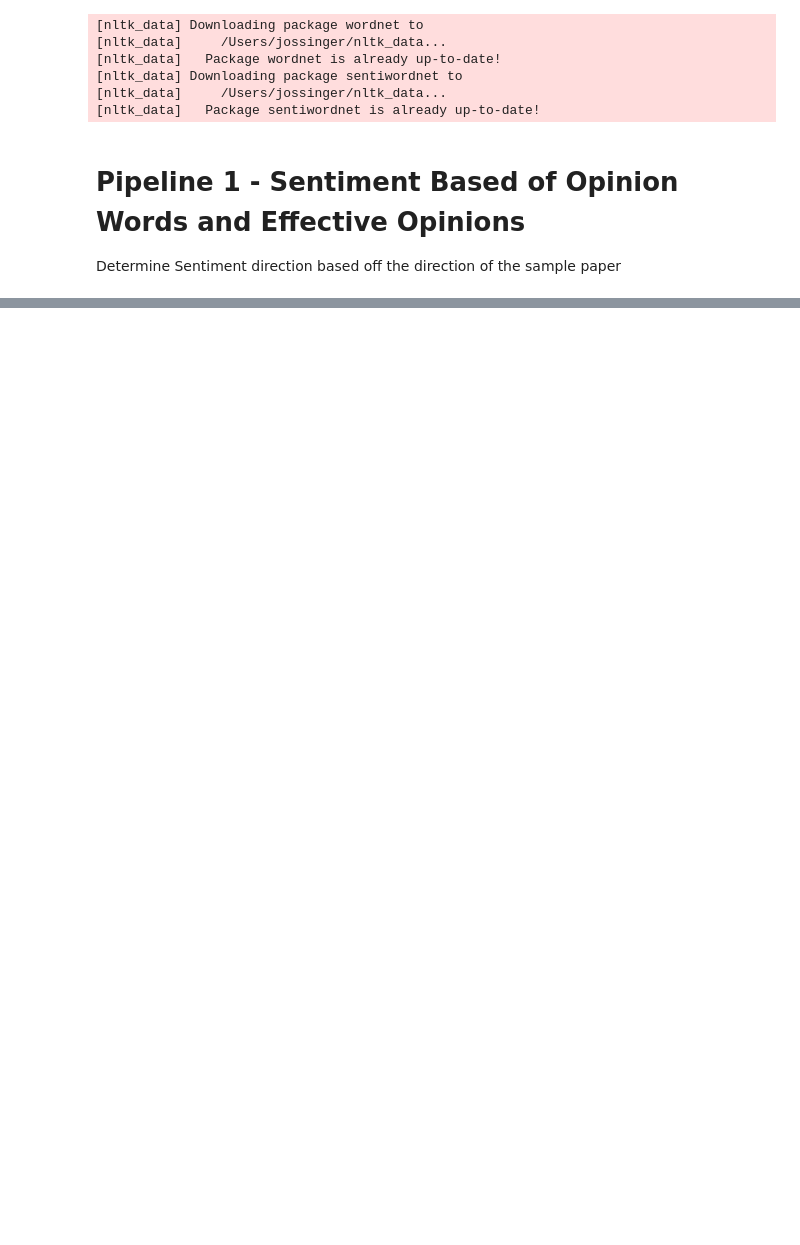
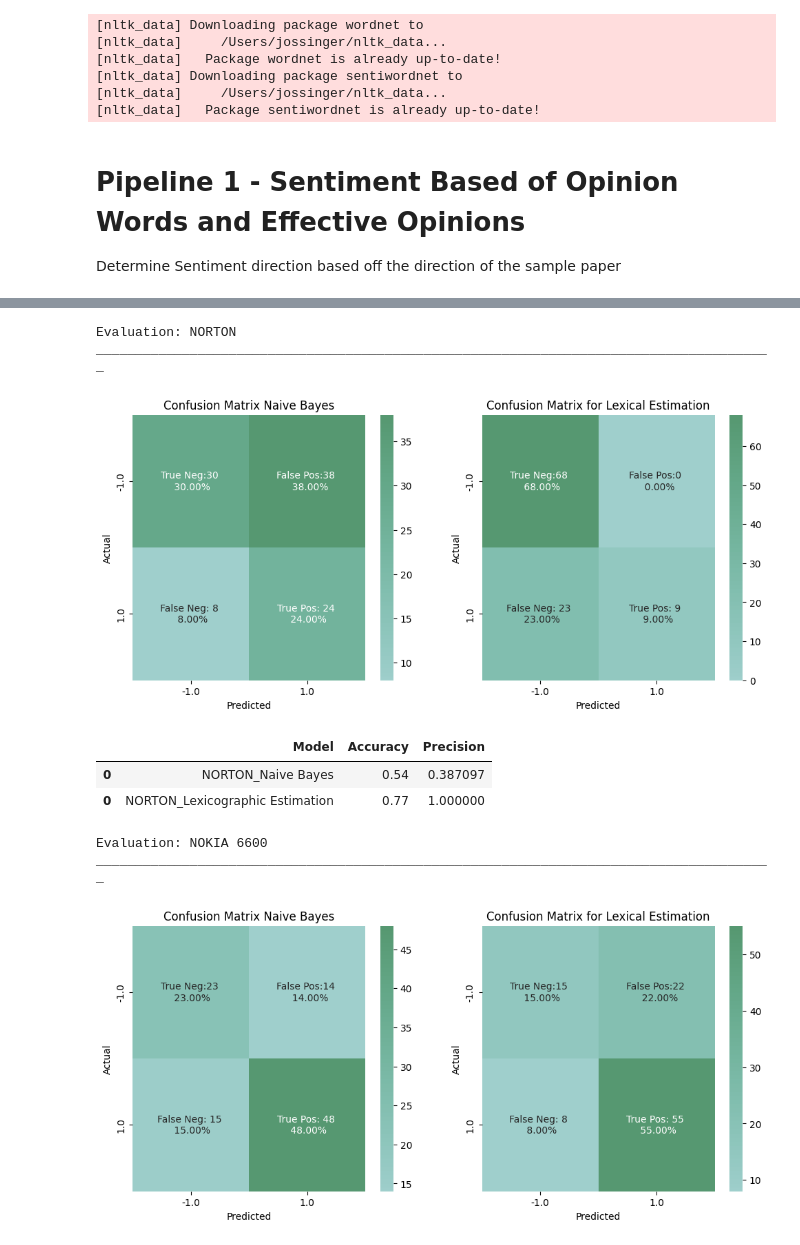
Before and after one commit to metajos/opinion-miner, a Jupyter notebook: INLP.ipynb, the cells around one changed output, grey strips where cells are left out. Drawn from its saved outputs; the diff is of its cells as text; code cells hidden in the pictures; blank space fills up the shorter version.

```diff
--- a/INLP.ipynb
+++ b/INLP.ipynb
@@ -515,0 +491,18 @@ See the caveats in the documentation: https://pandas.pydata.org/pandas-docs/stab
+# %%
+def transform_to_output_dataframe(df, product_names):
+    columns = ["Product_ID", "Sentence", "Classes", "Sentiment_Class", "Frequent_Features", "Infrequent_Features"]
+    df = df.loc[:, columns]
+    df["Product_ID"] = df["Product_ID"].map(lambda x: p_names_dict.get(int(x), -1))
+    return df
+# evaluate the pipelines
+path = os.getcwd()
+db = pd.read_csv("db.csv")
+product_names = sorted(set(db["Product_name"]))
+lex = pd.read_csv(f"{path}/pipeline1.csv")
+nb = pd.read_csv(f"{path}/pipeline2.csv")
+npnames = db.loc[:,["Product_name","Product_ID"]].to_numpy()
+# create a dictionary mapping the product name to product id
+p_names_dict = {pair[1]: pair[0] for pair in npnames}
+# create the relevant dataframe with select columns
+nb_df = transform_to_output_dataframe(nb, product_names)
+lex_df = transform_to_output_dataframe(lex, product_names)
@@ -515,0 +525,62 @@ See the caveats in the documentation: https://pandas.pydata.org/pandas-docs/stab
+# %%
+import random
+def perform_evaluation(nb_df, lex_df):
+    accuracy_df = pd.DataFrame()
+    random.seed(1)
+    for name in p_names_dict.values():
+        current_nb_df = nb_df.where(nb_df["Product_ID"]==name).dropna().loc[:,["Product_ID","Classes", "Sentiment_Class"]]
+        current_lex_df = lex_df.where(lex_df["Product_ID"]==name).dropna().loc[:,["Product_ID","Classes", "Sentiment_Class"]]
+
+        length_nb = current_nb_df.shape[0]
+        length_lex =current_lex_df.shape[0]
+        assert length_lex == length_nb, "the shapes of the dfs dont match"
+        if length_nb == 0:
+            continue
+        rng = np.random.default_rng(1) #set the seed for consistant random choices
+        numbers = rng.choice(np.arange(length_nb), size=100, replace=False) #select 100 random choices from the domain of each review set
+        # split the y_pred and y_true sets
+        y_pred_nb = [current_nb_df["Sentiment_Class"].to_list()[num] for num in numbers]
+        y_true_nb =  [current_nb_df["Classes"].to_list()[num] for num in numbers]
+        y_pred_lex = [current_lex_df["Sentiment_Class"].to_list()[num] for num in numbers]
+        y_true_lex = [current_lex_df["Classes"].to_list()[num] for num in numbers]
+        print(f"Evaluation: {name.upper()}")
+        print(f"_______________________________________________________________________________________")
+        plot_confusion_matrices(y_true_nb, y_pred_nb, y_true_lex, y_pred_lex)
+        acc_df_nb = accuracy_table(y_true_nb, y_pred_nb, f"{name.upper()}_Naive Bayes")
+        acc_df_lex = accuracy_table(y_true_lex, y_pred_lex, f"{name.upper()}_Lexicographic Estimation")
+        a_df = pd.concat([acc_df_nb, acc_df_lex])
+        display(a_df)
+        accuracy_df = pd.concat([accuracy_df, a_df])
+    display(accuracy_df.T)
+
+def conf_matrix(validations, predictions, ax):
+    # This function plots a confusion matrix
+    cfm = confusion_matrix(validations, predictions)
+    percentages = ["{0:.2%}".format(value) for value in cfm.flatten() / np.sum(cfm)]
+    labels = np.array([f"True Neg:{cfm[0][0]} \n {percentages[0]}", f"False Pos:{cfm[0][1]} \n  {percentages[1]}",
+                       f"False Neg: {cfm[1][0]} \n {percentages[2]}",
+                       f"True Pos: {cfm[1][1]} \n {percentages[3]}"]).reshape(2, 2)
+    confusion_matrix_df = pd.crosstab(validations, predictions, rownames=['Actual'], colnames=['Predicted'])
+    sns.heatmap(confusion_matrix_df, annot=labels, fmt="", cmap=sns.cubehelix_palette(start=1.5, rot=0.4, dark=.5, light=.75, reverse=False, as_cmap=True), ax=ax)
+
+def plot_confusion_matrices(nb_validations, nb_predictions, lex_validations, lex_predictions):
+    fig, (ax1, ax2) = plt.subplots(1, 2, figsize=(12, 5))
+    with plt.style.context({'figure.facecolor': 'white'}):
+        conf_matrix(nb_validations, nb_predictions, ax1)
+        ax1.set_title('Confusion Matrix Naive Bayes')
+        conf_matrix(lex_validations, lex_predictions, ax2)
+        ax2.set_title('Confusion Matrix for Lexical Estimation')
+        plt.show()
+
+
+perform_evaluation(nb_df, lex_df)
+# %% [output]
+Evaluation: NORTON
+_______________________________________________________________________________________
+[figure, added]
+|  | Model | Accuracy | Precision |
+| 0 | NORTON_Naive Bayes | 0.54 | 0.387097 |
+| 0 | NORTON_Lexicographic Estimation | 0.77 | 1.000000 |
+Evaluation: NOKIA 6600
+_______________________________________________________________________________________
+[figure, added]
```
Also changed, not shown: parts of 8 cells of this notebook, 9 other files.
